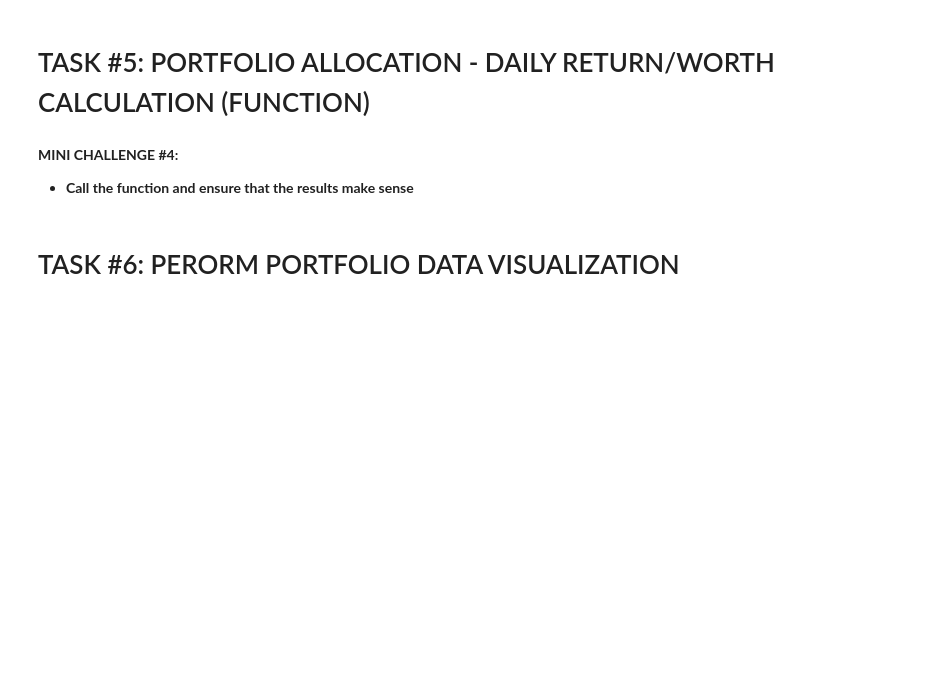
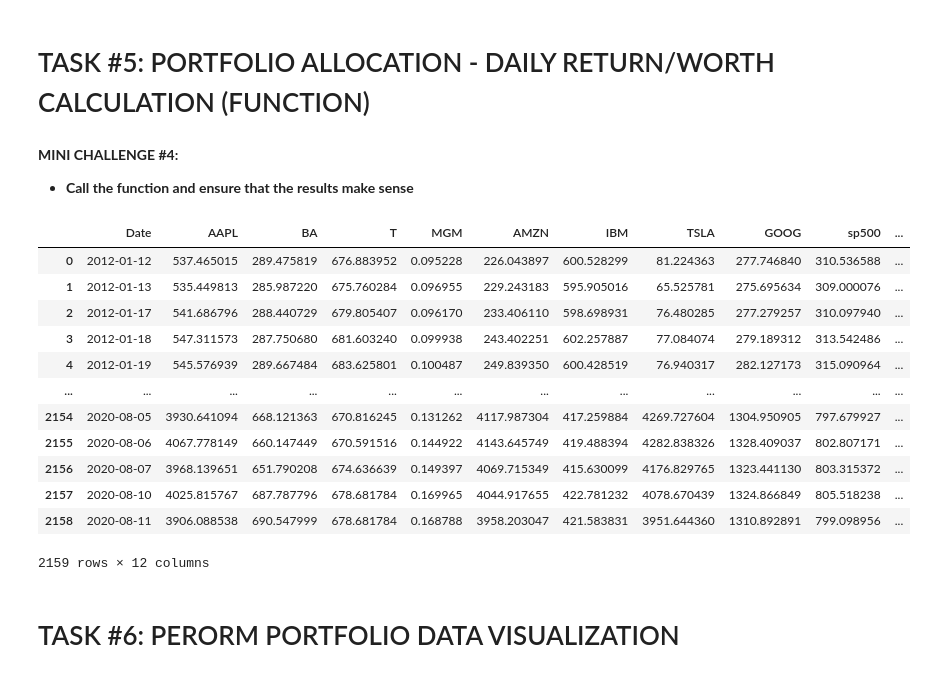
Before and after one commit to ceesarduran/Python, a Jupyter notebook: Finance_101_Portfolio_Assets_Allocation_and_Statistical_Data_Analysis_Solution.ipynb, the cells around one changed output. Saved outputs shown, nothing was run; the diff lists cells and outputs as text; code cells hidden in the pictures; blank space fills up the shorter version.

```diff
--- a/Finance_101_Portfolio_Assets_Allocation_and_Statistical_Data_Analysis_Solution.ipynb
+++ b/Finance_101_Portfolio_Assets_Allocation_and_Statistical_Data_Analysis_Solution.ipynb
@@ -198,16 +213,16 @@ df_portfolio
 # (2) Overall daily worth of the entire portfolio
 # (3) Daily return
 
-def portfolio_allocation(df, weights):
+def portfolio_allocation(df, weights,inversion):
 
   df_portfolio = df.copy()
 
   # Normalize the stock avalues
-  df_portfolio = normalize(df_portfolio)
+  df_portfolio = normalized(df_portfolio)
 
   for counter, stock in enumerate(df_portfolio.columns[1:]):
     df_portfolio[stock] = df_portfolio[stock] * weights[counter]
-    df_portfolio[stock] = df_portfolio[stock] * 1000000
+    df_portfolio[stock] = df_portfolio[stock] * inversion
 
   df_portfolio['portfolio daily worth in $'] = df_portfolio[df_portfolio != 'Date'].sum(axis = 1)
 
@@ -224,6 +239,23 @@ def portfolio_allocation(df, weights):
 # %% [markdown]
 **MINI CHALLENGE #4:**
 - **Call the function and ensure that the results make sense**
+# %%
+
+portfolio_allocation(stocks_df,weights,3000)
+# %% [output]
+|  | Date | AAPL | BA | T | MGM | AMZN | IBM | TSLA | GOOG | sp500 | ... |
+| 0 | 2012-01-12 | 537.465015 | 289.475819 | 676.883952 | 0.095228 | 226.043897 | 600.528299 | 81.224363 | 277.746840 | 310.536588 | ... |
+| 1 | 2012-01-13 | 535.449813 | 285.987220 | 675.760284 | 0.096955 | 229.243183 | 595.905016 | 65.525781 | 275.695634 | 309.000076 | ... |
+| 2 | 2012-01-17 | 541.686796 | 288.440729 | 679.805407 | 0.096170 | 233.406110 | 598.698931 | 76.480285 | 277.279257 | 310.097940 | ... |
+| 3 | 2012-01-18 | 547.311573 | 287.750680 | 681.603240 | 0.099938 | 243.402251 | 602.257887 | 77.084074 | 279.189312 | 313.542486 | ... |
+| 4 | 2012-01-19 | 545.576939 | 289.667484 | 683.625801 | 0.100487 | 249.839350 | 600.428519 | 76.940317 | 282.127173 | 315.090964 | ... |
+| ... | ... | ... | ... | ... | ... | ... | ... | ... | ... | ... | ... |
+| 2154 | 2020-08-05 | 3930.641094 | 668.121363 | 670.816245 | 0.131262 | 4117.987304 | 417.259884 | 4269.727604 | 1304.950905 | 797.679927 | ... |
+| 2155 | 2020-08-06 | 4067.778149 | 660.147449 | 670.591516 | 0.144922 | 4143.645749 | 419.488394 | 4282.838326 | 1328.409037 | 802.807171 | ... |
+| 2156 | 2020-08-07 | 3968.139651 | 651.790208 | 674.636639 | 0.149397 | 4069.715349 | 415.630099 | 4176.829765 | 1323.441130 | 803.315372 | ... |
+| 2157 | 2020-08-10 | 4025.815767 | 687.787796 | 678.681784 | 0.169965 | 4044.917655 | 422.781232 | 4078.670439 | 1324.866849 | 805.518238 | ... |
+| 2158 | 2020-08-11 | 3906.088538 | 690.547999 | 678.681784 | 0.168788 | 3958.203047 | 421.583831 | 3951.644360 | 1310.892891 | 799.098956 | ... |
+2159 rows × 12 columns
 # %% [markdown]
 # TASK #6: PERORM PORTFOLIO DATA VISUALIZATION
 # %%
```
Also changed, not shown: parts of 8 cells of this notebook.
